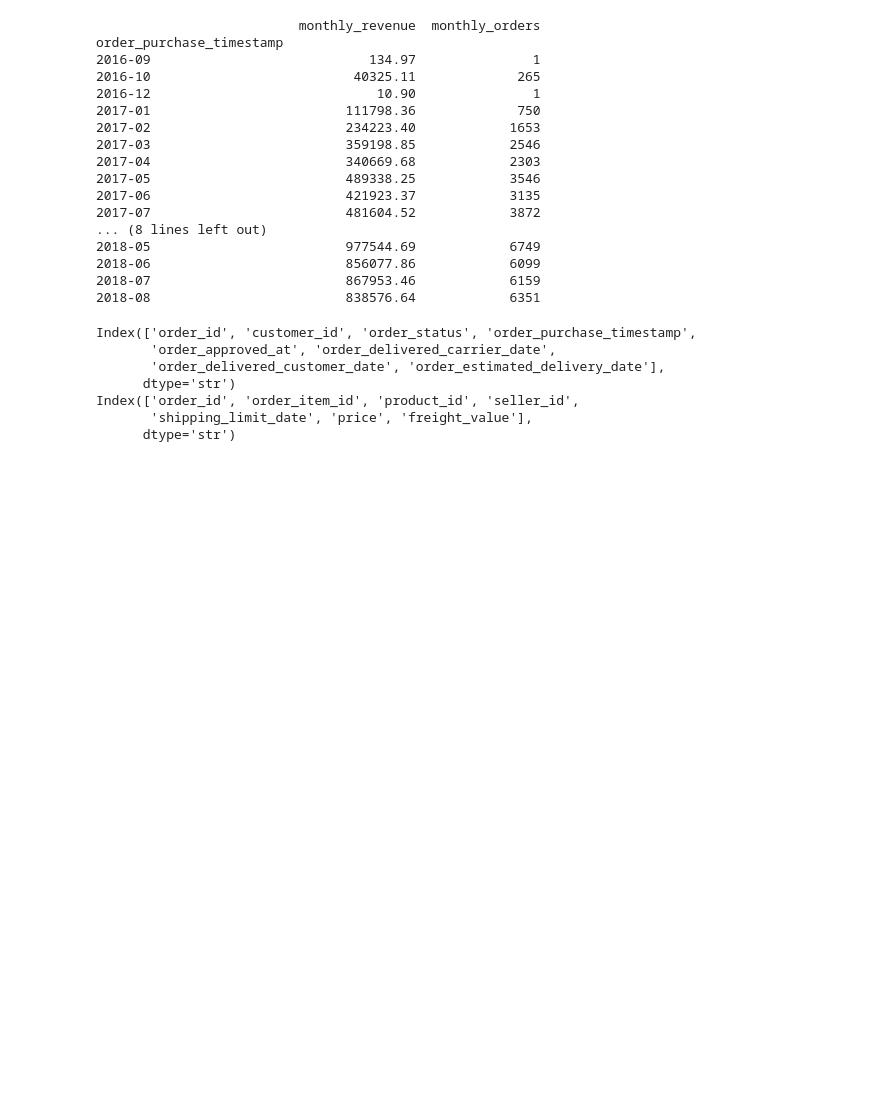
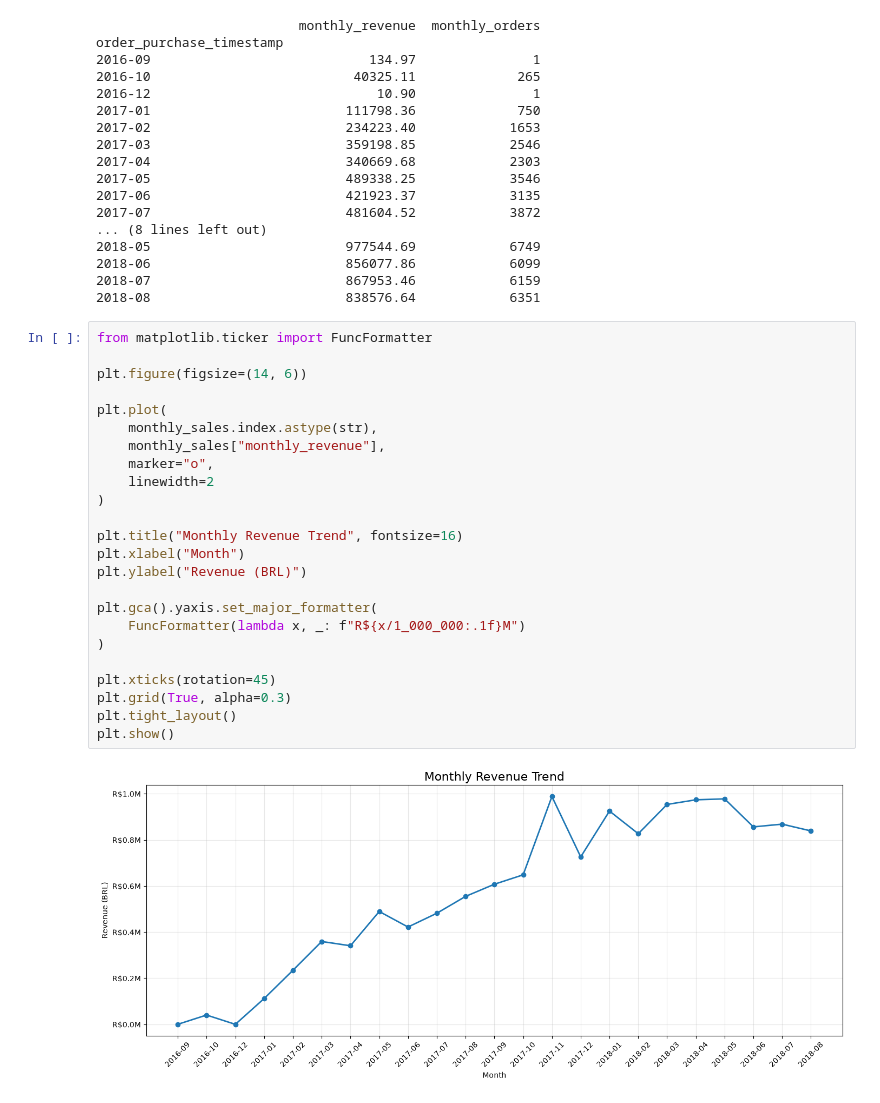
Before and after one commit to vipulyadav-2004/business-sales-analysis, a Jupyter notebook: notebooks/02_exploratory_data_analysis.ipynb, the cells around one changed output. Cells and saved outputs as stored; diff of their text form; blank space fills up the shorter version.

```diff
--- a/notebooks/02_exploratory_data_analysis.ipynb
+++ b/notebooks/02_exploratory_data_analysis.ipynb
@@ -66,11 +66,28 @@ order_purchase_timestamp
 2018-07                         867953.46            6159
 2018-08                         838576.64            6351
 # %%
+from matplotlib.ticker import FuncFormatter
+
+plt.figure(figsize=(14, 6))
+
+plt.plot(
+    monthly_sales.index.astype(str),
+    monthly_sales["monthly_revenue"],
+    marker="o",
+    linewidth=2
+)
+
+plt.title("Monthly Revenue Trend", fontsize=16)
+plt.xlabel("Month")
+plt.ylabel("Revenue (BRL)")
+
+plt.gca().yaxis.set_major_formatter(
+    FuncFormatter(lambda x, _: f"R${x/1_000_000:.1f}M")
+)
+
+plt.xticks(rotation=45)
+plt.grid(True, alpha=0.3)
+plt.tight_layout()
+plt.show()
 # %% [output]
-Index(['order_id', 'customer_id', 'order_status', 'order_purchase_timestamp',
-       'order_approved_at', 'order_delivered_carrier_date',
-       'order_delivered_customer_date', 'order_estimated_delivery_date'],
-      dtype='str')
-Index(['order_id', 'order_item_id', 'product_id', 'seller_id',
-       'shipping_limit_date', 'price', 'freight_value'],
-      dtype='str')
+[figure, added]
```
Also changed, not shown: parts of 9 cells of this notebook.
